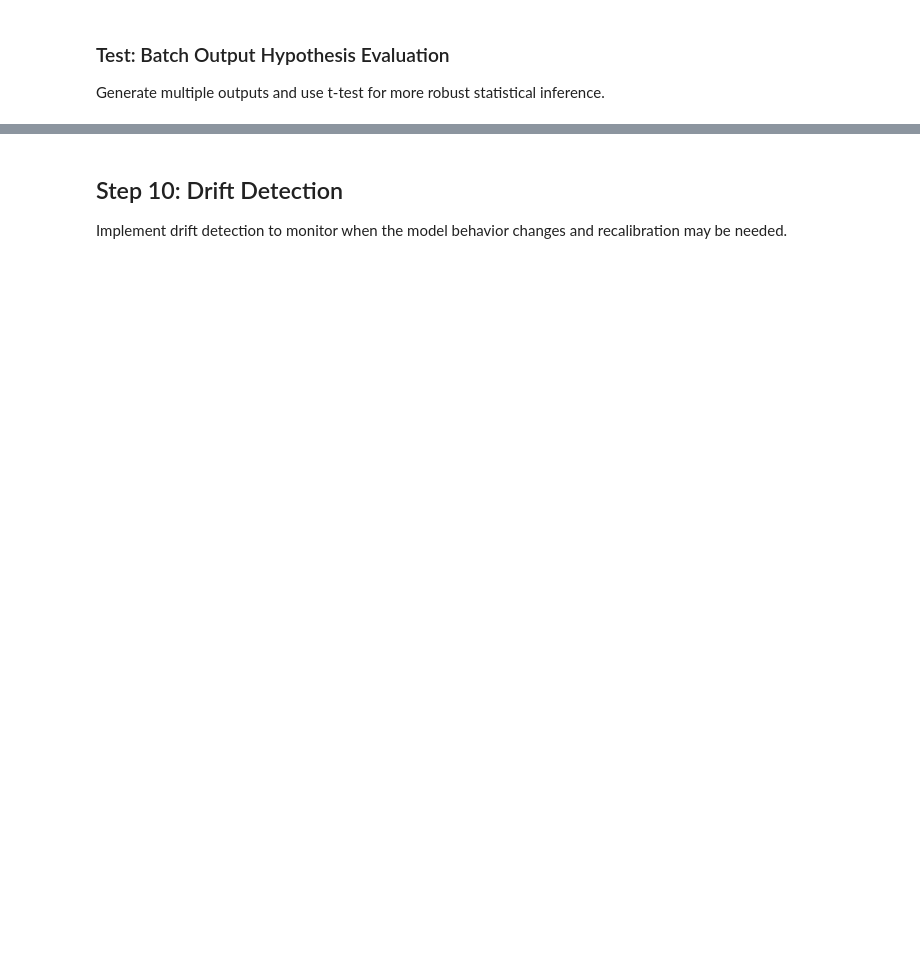
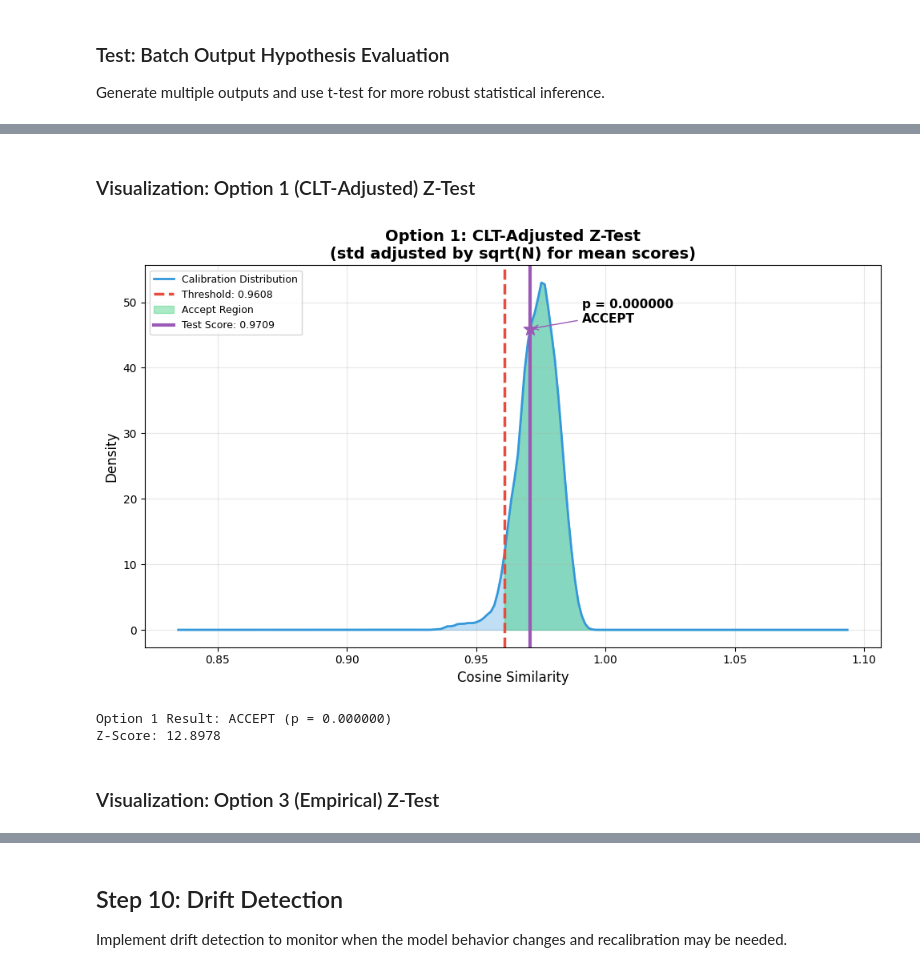
Before and after one commit to leonardoheis/jargons_test, a Jupyter notebook: notebooks/statistical_threshold_calibration.ipynb, the cells around one changed output, grey strips where cells are left out. Saved outputs shown, nothing was run; the diff lists cells and outputs as text; code cells hidden in the pictures; blank space fills up the shorter version.

```diff
--- a/notebooks/statistical_threshold_calibration.ipynb
+++ b/notebooks/statistical_threshold_calibration.ipynb
@@ -53,7 +55,7 @@ EMBEDDING_MODEL = "text-embedding-3-small"
 
 # Calibration parameters
 THRESHOLD_PERCENTILE = 5  # Use 5th percentile as threshold (95% of good outputs above)
-BOOTSTRAP_ITERATIONS = 10000  # Number of bootstrap resamples for CI
+BOOTSTRAP_ITERATIONS = 100000  # Number of bootstrap resamples for CI
 CONFIDENCE_LEVEL = 0.95  # 95% confidence interval
 
 # Drift detection parameters
@@ -621,7 +822,7 @@ print("(Using slightly higher threshold to demonstrate retry behavior)")
 test_threshold = np.percentile(sims_to_ref, 50)  # 50th percentile = median
 
 output, score, decision, attempts = evaluate_with_retry(
-    SYSTEM_PROMPT, USER_PROMPT, ref_embedding,
+    SYSTEM_PROMPT, USER_PROMPT, calibration_embeddings,
     test_threshold, max_retries=3
 )
 
@@ -667,7 +868,7 @@ from scipy.stats import norm, ttest_1samp
 
 def evaluate_output_hypothesis(
     text: str,
-    ref_emb: np.ndarray,
+    calibration_embs: np.ndarray,
     threshold: float,
     baseline_mean: float,
     baseline_std: float,
@@ -684,7 +885,7 @@ def evaluate_output_hypothesis(
 
     Args:
         text: Output text to evaluate
-        ref_emb: Reference embedding
+        calibration_embs: All calibration embeddings (shape: N x embedding_dim)
         threshold: Calibrated threshold value
         baseline_mean: Mean from calibration distribution
         baseline_std: Std from calibration distribution
@@ -694,7 +895,7 @@ def evaluate_output_hypothesis(
         Dictionary with score, z_score, p_value, and decision
     """
     # Compute similarity score
-    score = evaluate_output_score(text, ref_emb)
+    score = evaluate_output_score(text, calibration_embs)
 
     # Z-score: how many standard deviations above the threshold
     z_score = (score - threshold) / baseline_std
@@ -966,0 +1261,56 @@ P-Value:            0.000000
+# %% [markdown]
+### Visualization: Option 1 (CLT-Adjusted) Z-Test
+# %%
+# Visualization for Option 1 (CLT-Adjusted)
+fig, ax = plt.subplots(figsize=(10, 6))
+
+# Common setup
+x_range = np.linspace(
+    min(baseline_stats["scores"]) - 0.1,
+    max(baseline_stats["scores"]) + 0.1,
+    200
+)
+kde_baseline = gaussian_kde(baseline_stats["scores"])
+
+# Plot the calibration distribution
+ax.plot(x_range, kde_baseline(x_range), color='#3498db', linewidth=2, label='Calibration Distribution')
+ax.fill_between(x_range, kde_baseline(x_range), alpha=0.3, color='#3498db')
+
+# Mark threshold
+ax.axvline(threshold, color='#e74c3c', linestyle='--', linewidth=2.5, label=f'Threshold: {threshold:.4f}')
+
+# Shade rejection region (above threshold = ACCEPT zone)
+x_accept = x_range[x_range >= threshold]
+ax.fill_between(x_accept, kde_baseline(x_accept), alpha=0.4, color='#2ecc71', label='Accept Region')
+
+# Mark the test output score
+ax.axvline(hyp_result_opt1['score'], color='#9b59b6', linestyle='-', linewidth=3,
+           label=f'Test Score: {hyp_result_opt1["score"]:.4f}')
+ax.scatter([hyp_result_opt1['score']], [kde_baseline(hyp_result_opt1['score'])],
+           color='#9b59b6', s=150, zorder=5, marker='*')
+
+# Add p-value annotation
+ax.annotate(f'p = {hyp_result_opt1["p_value"]:.6f}\n{hyp_result_opt1["decision"]}',
+            xy=(hyp_result_opt1['score'], kde_baseline(hyp_result_opt1['score'])),
+            xytext=(hyp_result_opt1['score'] + 0.02, kde_baseline(hyp_result_opt1['score']) + 1),
+            fontsize=11, fontweight='bold',
+            arrowprops=dict(arrowstyle='->', color='#9b59b6'))
+
+ax.set_xlabel('Cosine Similarity', fontsize=12)
+ax.set_ylabel('Density', fontsize=12)
+ax.set_title('Option 1: CLT-Adjusted Z-Test\n(std adjusted by sqrt(N) for mean scores)', fontsize=14, fontweight='bold')
+ax.legend(loc='upper left', fontsize=9)
+ax.grid(True, alpha=0.3)
+
+plt.tight_layout()
+plt.show()
+
+# Print result summary
+print(f"\nOption 1 Result: {hyp_result_opt1['decision']} (p = {hyp_result_opt1['p_value']:.6f})")
+print(f"Z-Score: {hyp_result_opt1['z_score']:.4f}")
+# %% [output]
+[figure, added]
+Option 1 Result: ACCEPT (p = 0.000000)
+Z-Score: 12.8978
+# %% [markdown]
+### Visualization: Option 3 (Empirical) Z-Test
```
Also changed, not shown: parts of 38 cells of this notebook, 1 other file.
